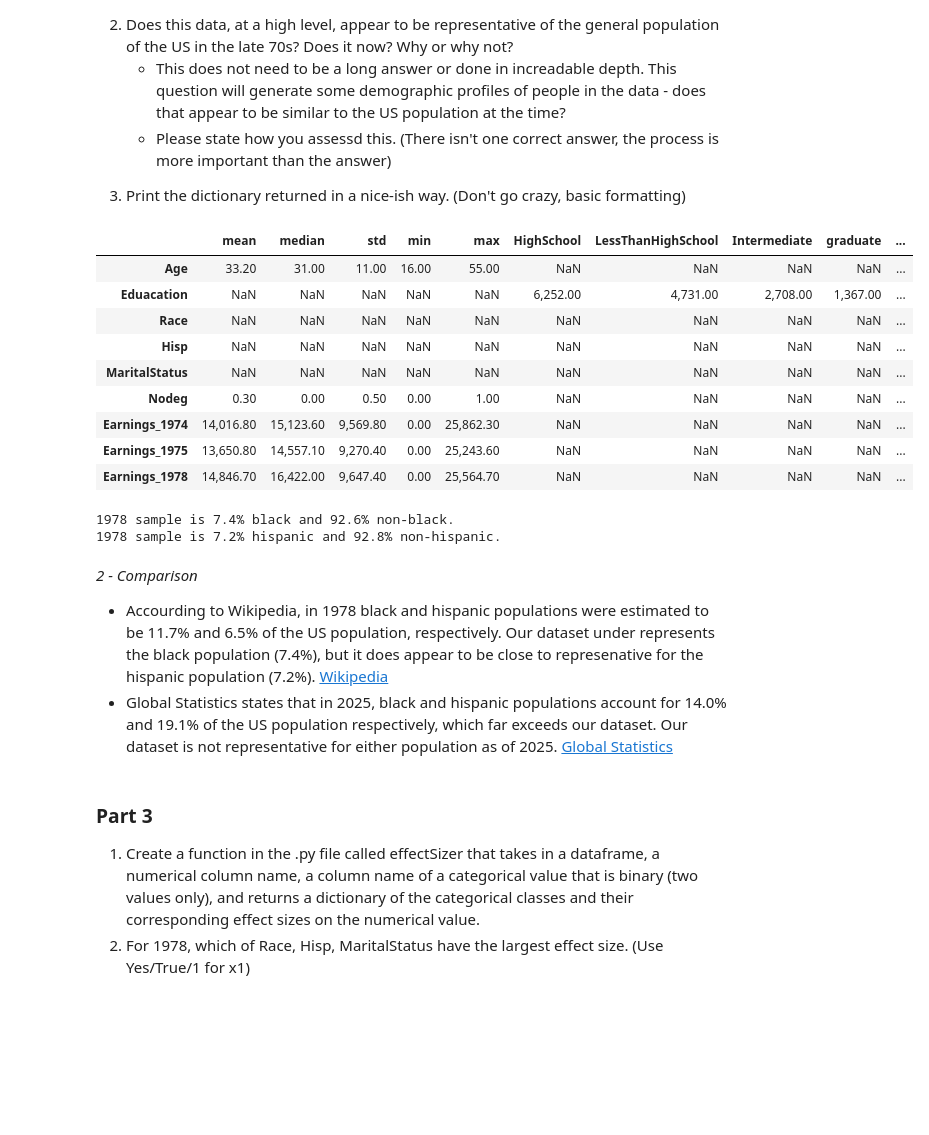
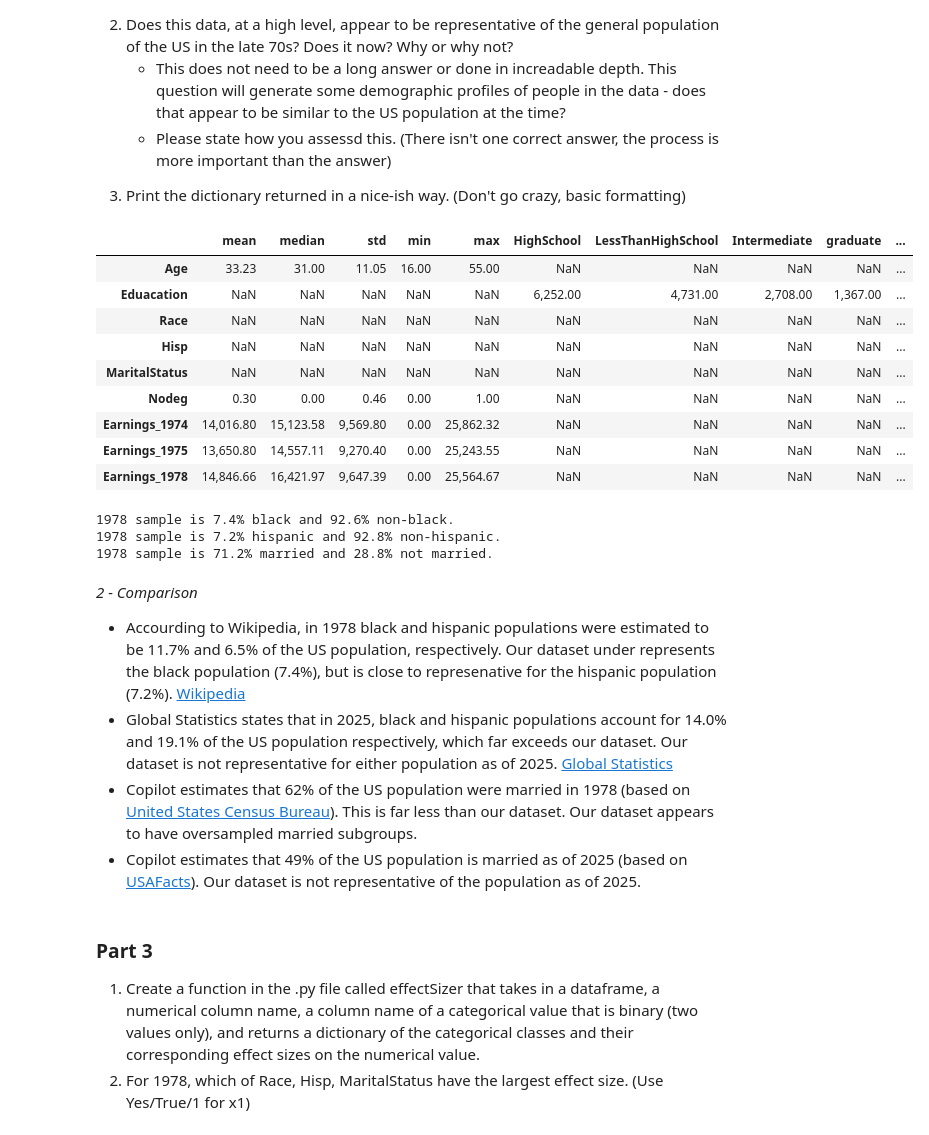
Before and after one commit to AkeemSemperDataScience/data3450-assignment-1-mlsiebold, a Jupyter notebook: START_Asn_1_2025.ipynb, the cells around one changed output. Cells and saved outputs as stored; diff of their text form; code cells hidden in the pictures; blank space fills up the shorter version.

```diff
--- a/START_Asn_1_2025.ipynb
+++ b/START_Asn_1_2025.ipynb
@@ -172,39 +173,48 @@ plt.show()
 </ol>
 # %%
 # 1 - Demo of function / print the dictionary
-cohorts = df.columns
-cohort_stats = cohortCompare(df, cohorts, statistics=['mean', 'median', 'std', 'min', 'max'])
-cohort_stats_df = pd.DataFrame(cohort_stats).T.round(1)
+cohorts = df.columns                                                                            # Get list of column names
+cohort_stats = cohortCompare(df, cohorts, statistics=['mean', 'median', 'std', 'min', 'max'])   # Call cohortCompare function
+cohort_stats_df = pd.DataFrame(cohort_stats).T                                                  # Convert dictionary to df and transpose for "nice-ish" printing
 cohort_stats_df
+
+#cohort_stats
 # %% [output]
 |  | mean | median | std | min | max | HighSchool | LessThanHighSchool | Intermediate | graduate | ... |
-| Age | 33.20 | 31.00 | 11.00 | 16.00 | 55.00 | NaN | NaN | NaN | NaN | ... |
+| Age | 33.23 | 31.00 | 11.05 | 16.00 | 55.00 | NaN | NaN | NaN | NaN | ... |
 | Eduacation | NaN | NaN | NaN | NaN | NaN | 6,252.00 | 4,731.00 | 2,708.00 | 1,367.00 | ... |
 | Race | NaN | NaN | NaN | NaN | NaN | NaN | NaN | NaN | NaN | ... |
 | Hisp | NaN | NaN | NaN | NaN | NaN | NaN | NaN | NaN | NaN | ... |
 | MaritalStatus | NaN | NaN | NaN | NaN | NaN | NaN | NaN | NaN | NaN | ... |
-| Nodeg | 0.30 | 0.00 | 0.50 | 0.00 | 1.00 | NaN | NaN | NaN | NaN | ... |
-| Earnings_1974 | 14,016.80 | 15,123.60 | 9,569.80 | 0.00 | 25,862.30 | NaN | NaN | NaN | NaN | ... |
-| Earnings_1975 | 13,650.80 | 14,557.10 | 9,270.40 | 0.00 | 25,243.60 | NaN | NaN | NaN | NaN | ... |
-| Earnings_1978 | 14,846.70 | 16,422.00 | 9,647.40 | 0.00 | 25,564.70 | NaN | NaN | NaN | NaN | ... |
+| Nodeg | 0.30 | 0.00 | 0.46 | 0.00 | 1.00 | NaN | NaN | NaN | NaN | ... |
+| Earnings_1974 | 14,016.80 | 15,123.58 | 9,569.80 | 0.00 | 25,862.32 | NaN | NaN | NaN | NaN | ... |
+| Earnings_1975 | 13,650.80 | 14,557.11 | 9,270.40 | 0.00 | 25,243.55 | NaN | NaN | NaN | NaN | ... |
+| Earnings_1978 | 14,846.66 | 16,421.97 | 9,647.39 | 0.00 | 25,564.67 | NaN | NaN | NaN | NaN | ... |
 # %%
-total_records = len(df)
+total_records = len(df)                                                                     # Determine number of records in the original dataframe
 
-NotBlack = round(cohort_stats['Race']['NotBlack'] / total_records *100, 1)
+NotBlack = round(cohort_stats['Race']['NotBlack'] / total_records *100, 1)                  # Slice dictionary created by cohortCompare function to get number of records for subgroup, calc percentage of total
 black = round(cohort_stats['Race']['black'] / total_records *100, 1)
 print(f"1978 sample is {black}% black and {NotBlack}% non-black.")
 
-NotHispanic = round(cohort_stats['Hisp']['NotHispanic'] / total_records *100, 1)
+NotHispanic = round(cohort_stats['Hisp']['NotHispanic'] / total_records *100, 1)            # Slice dictionary created by cohortCompare function to get number of records for subgroup, calc percentage of total
 hispanic = round(cohort_stats['Hisp']['hispanic'] / total_records *100, 1)
 print(f"1978 sample is {hispanic}% hispanic and {NotHispanic}% non-hispanic.")
+
+NotMarried = round(cohort_stats['MaritalStatus']['NotMarried'] / total_records *100, 1)     # Slice dictionary created by cohortCompare function to get number of records for subgroup, calc percentage of total
+Married = round(cohort_stats['MaritalStatus']['Married'] / total_records *100, 1)
+print(f"1978 sample is {Married}% married and {NotMarried}% not married.")
 # %% [output]
 1978 sample is 7.4% black and 92.6% non-black.
 1978 sample is 7.2% hispanic and 92.8% non-hispanic.
+1978 sample is 71.2% married and 28.8% not married.
 # %% [markdown]
 *2 - Comparison*
 
-- Accourding to Wikipedia, in 1978 black and hispanic populations were estimated to be 11.7% and 6.5% of the US population, respectively.  Our dataset under represents the black population (7.4%), but it does appear to be close to represenative for the hispanic population (7.2%). [Wikipedia](https://en.wikipedia.org/wiki/Historical_racial_and_ethnic_demographics_of_the_United_States#Black_population_as_a_percentage_of_the_total_population_by_U.S._region_and_state_(1790%E2%80%932020))
+- Accourding to Wikipedia, in 1978 black and hispanic populations were estimated to be 11.7% and 6.5% of the US population, respectively.  Our dataset under represents the black population (7.4%), but is close to represenative for the hispanic population (7.2%). [Wikipedia](https://en.wikipedia.org/wiki/Historical_racial_and_ethnic_demographics_of_the_United_States#Black_population_as_a_percentage_of_the_total_population_by_U.S._region_and_state_(1790%E2%80%932020))
 - Global Statistics states that in 2025, black and hispanic populations account for 14.0% and 19.1% of the US population respectively, which far exceeds our dataset.  Our dataset is not representative for either population as of 2025. [Global Statistics](https://www.theglobalstatistics.com/united-states-race-statistics/)
+- Copilot estimates that 62% of the US population were married in 1978 (based on [United States Census Bureau](https://www.census.gov/data/tables/time-series/demo/families/marital.html)).  This is far less than our dataset. Our dataset appears to have oversampled married subgroups.
+- Copilot estimates that 49% of the US population is married as of 2025 (based on [USAFacts](https://usafacts.org/articles/state-relationships-marriages-and-living-alone-us/)).  Our dataset is not representative of the population as of 2025.
 # %% [markdown]
 ### Part 3
 
```
Also changed, not shown: parts of 6 cells of this notebook, 1 other file.
